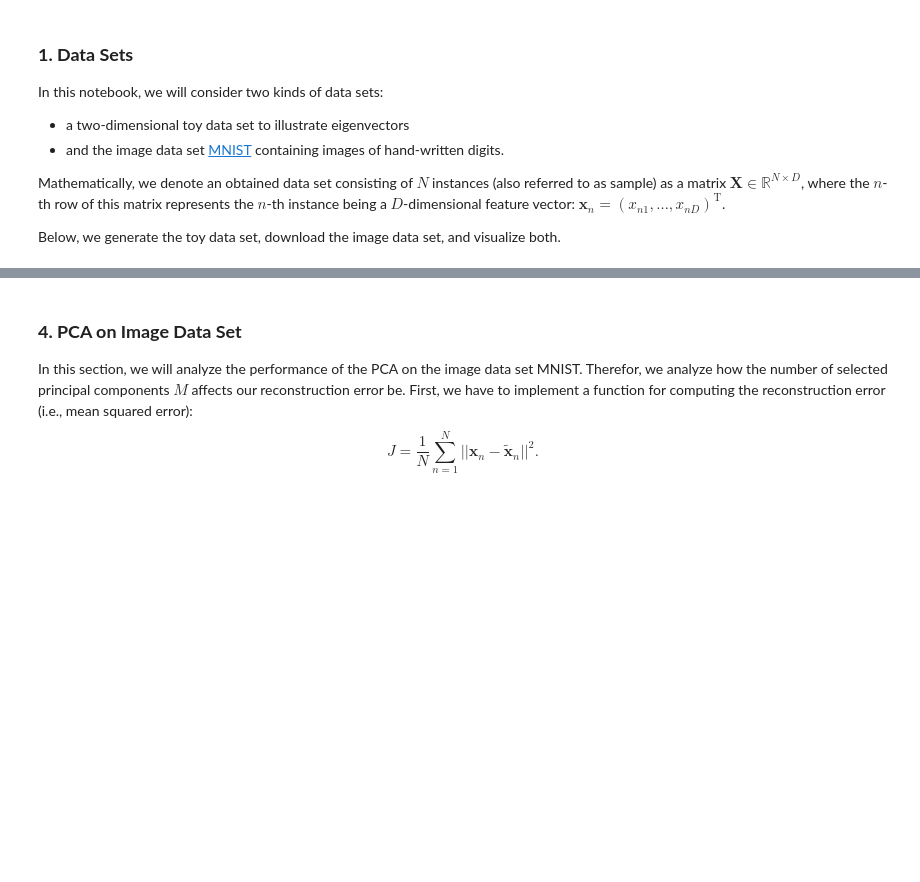
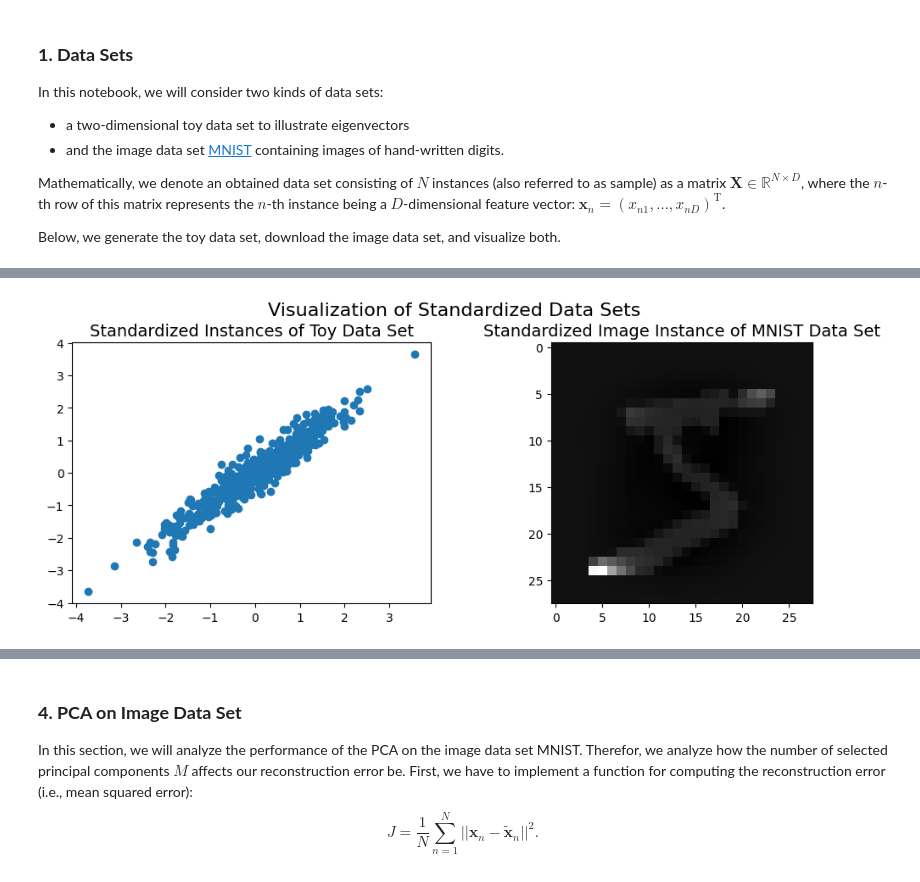
Before and after one commit to Liphip/e2ml, a Jupyter notebook: notebooks/04_preprocessing_foundations.ipynb, the cells around one changed output, grey strips where cells are left out. Cells and saved outputs as stored; diff of their text form; code cells hidden in the pictures; blank space fills up the shorter version.

```diff
--- a/notebooks/04_preprocessing_foundations.ipynb
+++ b/notebooks/04_preprocessing_foundations.ipynb
@@ -70,29 +74,33 @@ Once, the implementation has been completed, we actually standardize both data s
 # %%
 from e2ml.preprocessing import StandardScaler
 
 # Fit StandardScaler on the toy data set.
-# TODO
+scaler_toy = StandardScaler()
+scaler_toy.fit(X_toy)
 
 # Use scaler to standardize the toy data set.
-# TODO
+X_toy_std = scaler_toy.transform(X_toy)
 
 assert np.allclose(np.std(X_toy_std, axis=0), np.ones(X_toy_std.shape[1])), 'The standard deviations are not one.'
 assert np.allclose(np.mean(X_toy_std, axis=0), np.zeros(X_toy_std.shape[1])), 'The means are not zero.'
 
 # Fit StandardScaler on the MNIST data set.
-# TODO
+scaler_img = StandardScaler()
+scaler_img.fit(X_img)
 
-# Fit StandardScaler on the MNIST data set.
-# TODO
+# Use scaler to standardize the MNIST data set.
+X_img_std = scaler_img.transform(X_img)
 
 # Plot data sets.
 fig, ax = plt.subplots(1, 2, figsize=(12, 4))
 fig.suptitle('Visualization of Standardized Data Sets', fontsize=16, y=1)
 ax[0].scatter(X_toy_std[:, 0], X_toy_std[:, 1])
 ax[0].set_title('Standardized Instances of Toy Data Set', fontsize=14)
 ax[1].imshow(X_img_std[0].reshape(28, 28), cmap='gray')
 ax[1].set_title('Standardized Image Instance of MNIST Data Set', fontsize=14)
 plt.show()
+# %% [output]
+[figure, added]
 # %% [markdown]
 #### **Question:**
 2. (a) Why should we standardize data before applying PCA?
```
Also changed, not shown: parts of 8 cells of this notebook, 4 other files.
